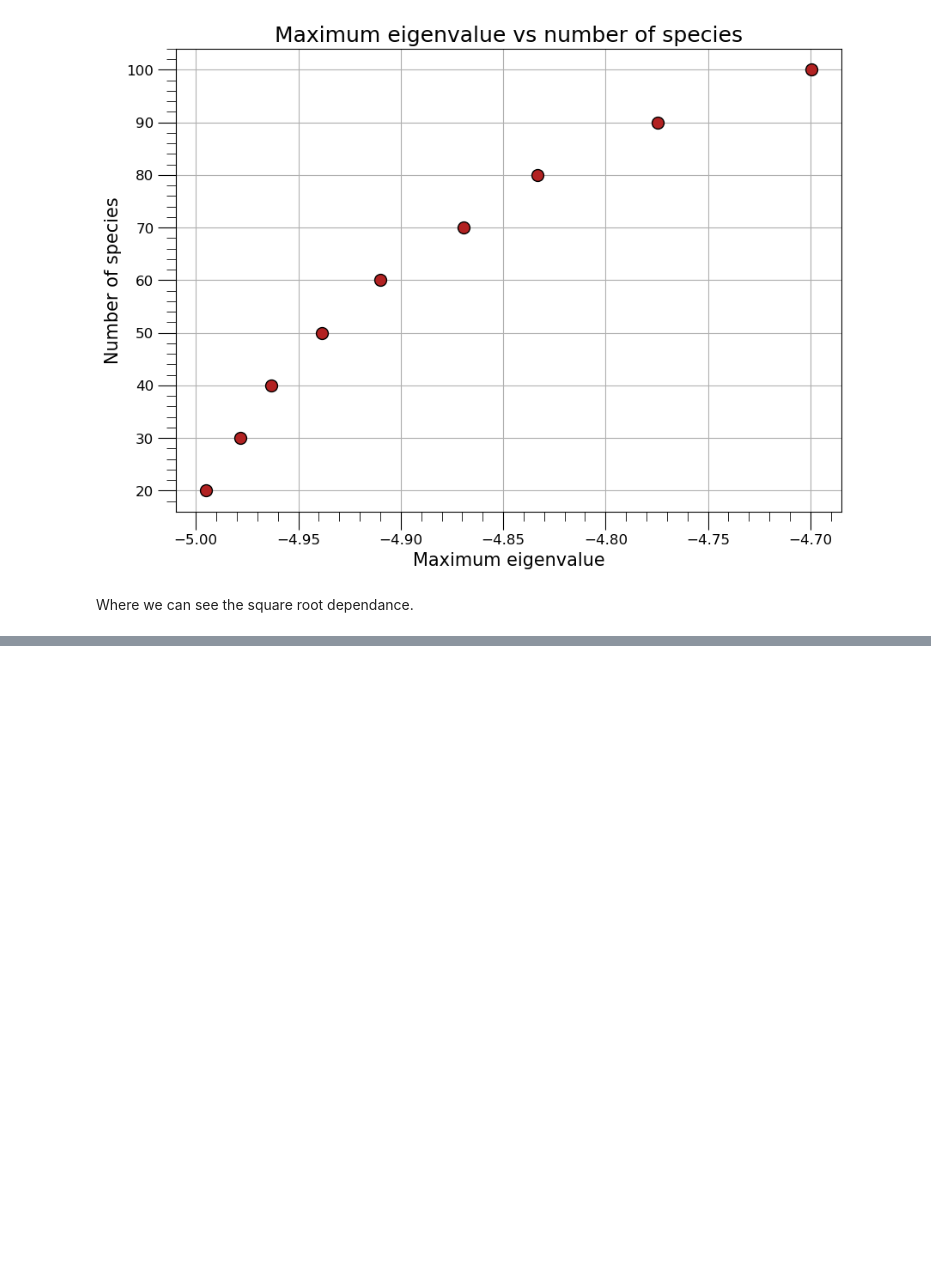
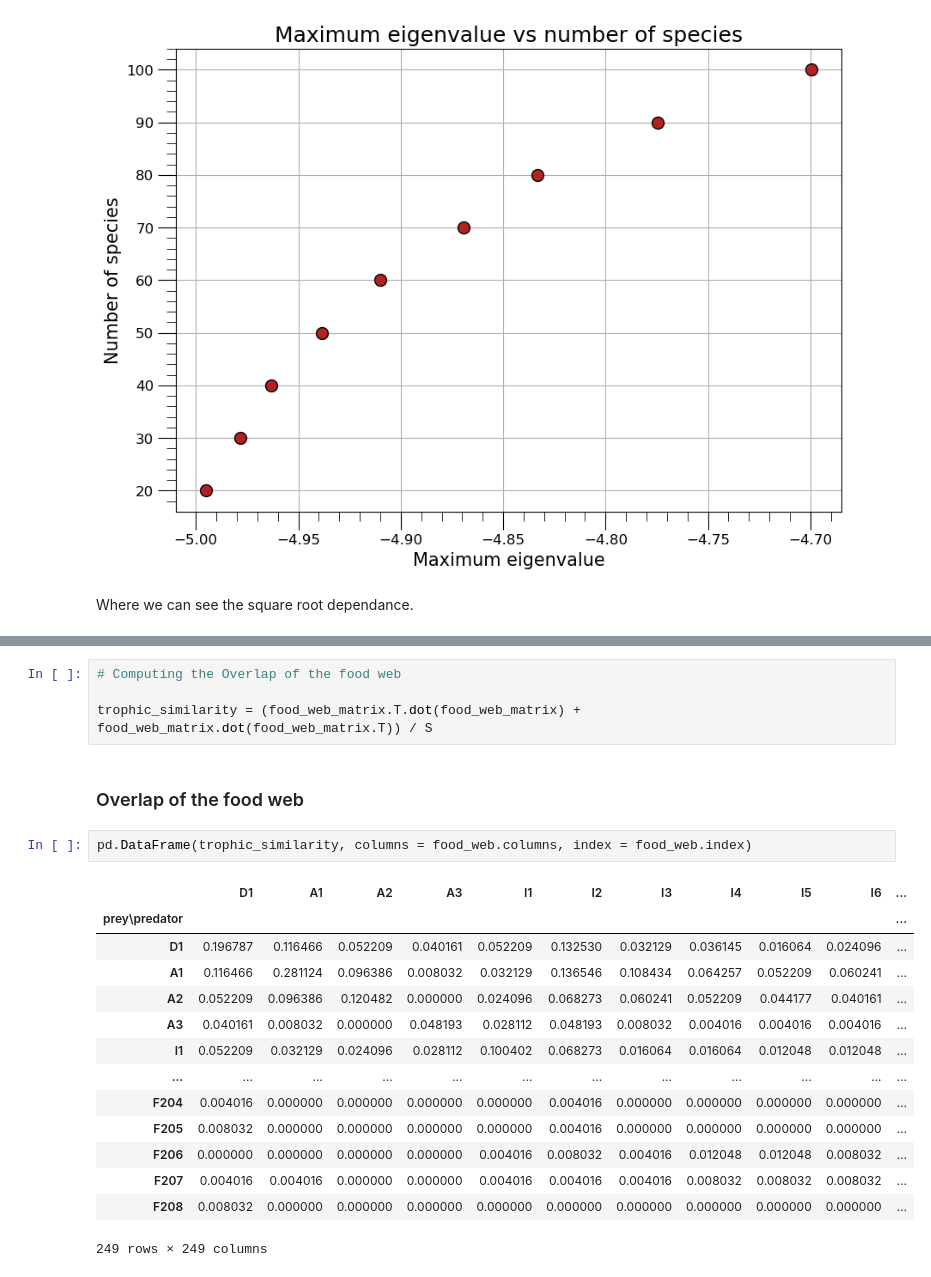
Before and after one commit to tommasoamico/PhysicalModelsOfLivingSystems, a Jupyter notebook: Week_4_assigment/Tommaso_Amico_week4.ipynb, the cells around one changed output, grey strips where cells are left out. Cells and saved outputs as stored; diff of their text form; blank space fills up the shorter version.

```diff
--- a/Week_4_assigment/Tommaso_Amico_week4.ipynb
+++ b/Week_4_assigment/Tommaso_Amico_week4.ipynb
@@ -639,0 +607,23 @@ np.tril
+# %%
+# Computing the Overlap of the food web
+
+trophic_similarity = (food_web_matrix.T.dot(food_web_matrix) + food_web_matrix.dot(food_web_matrix.T)) / S
+# %% [markdown]
+### Overlap of the food web
+# %%
+pd.DataFrame(trophic_similarity, columns = food_web.columns, index = food_web.index)
+# %% [output]
+|  | D1 | A1 | A2 | A3 | I1 | I2 | I3 | I4 | I5 | I6 | ... |
+| prey\predator |  |  |  |  |  |  |  |  |  |  | ... |
+| D1 | 0.196787 | 0.116466 | 0.052209 | 0.040161 | 0.052209 | 0.132530 | 0.032129 | 0.036145 | 0.016064 | 0.024096 | ... |
+| A1 | 0.116466 | 0.281124 | 0.096386 | 0.008032 | 0.032129 | 0.136546 | 0.108434 | 0.064257 | 0.052209 | 0.060241 | ... |
+| A2 | 0.052209 | 0.096386 | 0.120482 | 0.000000 | 0.024096 | 0.068273 | 0.060241 | 0.052209 | 0.044177 | 0.040161 | ... |
+| A3 | 0.040161 | 0.008032 | 0.000000 | 0.048193 | 0.028112 | 0.048193 | 0.008032 | 0.004016 | 0.004016 | 0.004016 | ... |
+| I1 | 0.052209 | 0.032129 | 0.024096 | 0.028112 | 0.100402 | 0.068273 | 0.016064 | 0.016064 | 0.012048 | 0.012048 | ... |
+| ... | ... | ... | ... | ... | ... | ... | ... | ... | ... | ... | ... |
+| F204 | 0.004016 | 0.000000 | 0.000000 | 0.000000 | 0.000000 | 0.004016 | 0.000000 | 0.000000 | 0.000000 | 0.000000 | ... |
+| F205 | 0.008032 | 0.000000 | 0.000000 | 0.000000 | 0.000000 | 0.004016 | 0.000000 | 0.000000 | 0.000000 | 0.000000 | ... |
+| F206 | 0.000000 | 0.000000 | 0.000000 | 0.000000 | 0.004016 | 0.008032 | 0.004016 | 0.012048 | 0.012048 | 0.008032 | ... |
+| F207 | 0.004016 | 0.004016 | 0.000000 | 0.000000 | 0.004016 | 0.004016 | 0.004016 | 0.008032 | 0.008032 | 0.008032 | ... |
+| F208 | 0.008032 | 0.000000 | 0.000000 | 0.000000 | 0.000000 | 0.000000 | 0.000000 | 0.000000 | 0.000000 | 0.000000 | ... |
+249 rows × 249 columns
```
Also changed, not shown: parts of 51 cells of this notebook, 1 other file.
